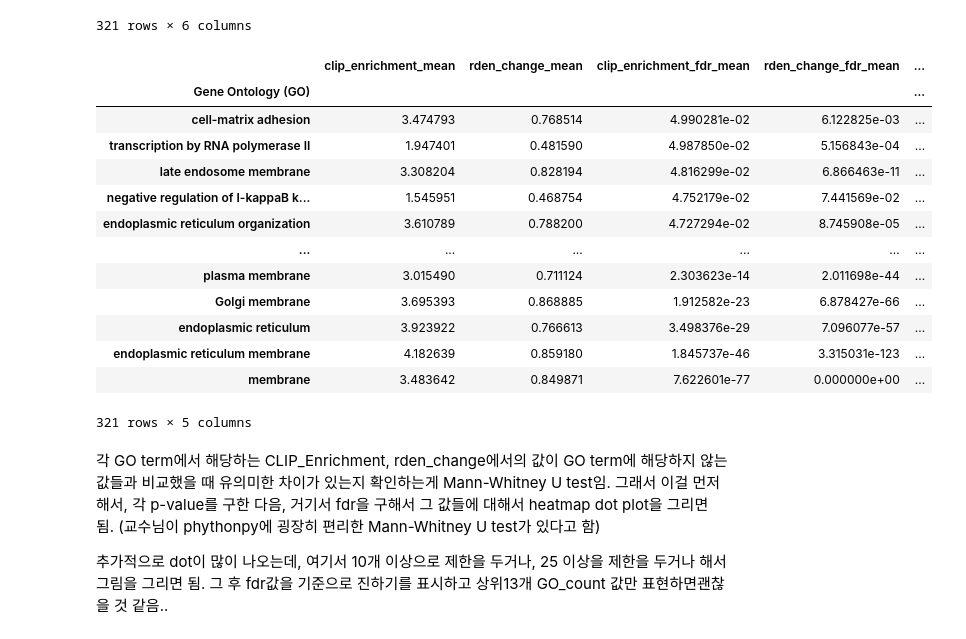
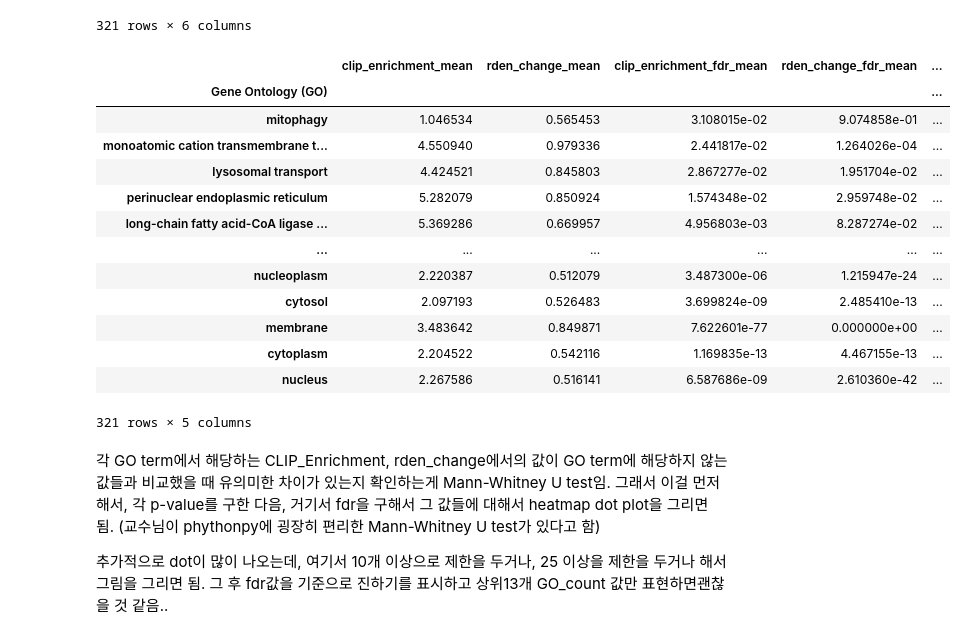
Before and after one commit to JungseoChoi/CJSbioinformatics, a Jupyter notebook: bioinformatics_project.ipynb, the cells around one changed output. Drawn from its saved outputs; the diff is of its cells as text; code cells hidden in the pictures.

```diff
--- a/bioinformatics_project.ipynb
+++ b/bioinformatics_project.ipynb
@@ -160,5 +99,5 @@ subset.to_csv('output_gene_id.txt', sep='\t', index=False)
 # %%
 # 가져온 tsv파일을 이용해 파일 읽기
-GO_term = pd.read_csv('GO_term.tsv', sep='\t', index_col=0)
+GO_term = pd.read_csv('GO_term.tsv', sep='\t')
 GO_term
 # %% [output]
@@ -179,5 +117,5 @@ GO_term
 # %%
-# From column을 gene_id을 추가
-GO_term['gene_id'] = GO_term.index.to_series()
+# gene_id column을 추가
+GO_term['gene_id'] = GO_term['From']
 GO_term
 # %% [output]
@@ -416,23 +330,23 @@ GO_heatmap_filtered
 321 rows × 6 columns
 # %%
 # GO_count의 수가 너무 많은데, 이게 정상적인 숫자인지..? 맞음
-GO_heatmap_sorted = GO_heatmap_filtered.sort_values(by='clip_enrichment_fdr_mean', ascending=False)
+GO_heatmap_sorted = GO_heatmap_filtered.sort_values(by='GO_count', ascending=True)
 GO_heatmap_sorted = GO_heatmap_sorted.set_index('Gene Ontology (GO)')
 GO_heatmap_sorted
 # %% [output]
 |  | clip_enrichment_mean | rden_change_mean | clip_enrichment_fdr_mean | rden_change_fdr_mean | ... |
 | Gene Ontology (GO) |  |  |  |  | ... |
-| cell-matrix adhesion | 3.474793 | 0.768514 | 4.990281e-02 | 6.122825e-03 | ... |
-| transcription by RNA polymerase II | 1.947401 | 0.481590 | 4.987850e-02 | 5.156843e-04 | ... |
-| late endosome membrane | 3.308204 | 0.828194 | 4.816299e-02 | 6.866463e-11 | ... |
-| negative regulation of I-kappaB k... | 1.545951 | 0.468754 | 4.752179e-02 | 7.441569e-02 | ... |
-| endoplasmic reticulum organization | 3.610789 | 0.788200 | 4.727294e-02 | 8.745908e-05 | ... |
+| mitophagy | 1.046534 | 0.565453 | 3.108015e-02 | 9.074858e-01 | ... |
+| monoatomic cation transmembrane t... | 4.550940 | 0.979336 | 2.441817e-02 | 1.264026e-04 | ... |
+| lysosomal transport | 4.424521 | 0.845803 | 2.867277e-02 | 1.951704e-02 | ... |
+| perinuclear endoplasmic reticulum | 5.282079 | 0.850924 | 1.574348e-02 | 2.959748e-02 | ... |
+| long-chain fatty acid-CoA ligase ... | 5.369286 | 0.669957 | 4.956803e-03 | 8.287274e-02 | ... |
 | ... | ... | ... | ... | ... | ... |
-| plasma membrane | 3.015490 | 0.711124 | 2.303623e-14 | 2.011698e-44 | ... |
-| Golgi membrane | 3.695393 | 0.868885 | 1.912582e-23 | 6.878427e-66 | ... |
-| endoplasmic reticulum | 3.923922 | 0.766613 | 3.498376e-29 | 7.096077e-57 | ... |
-| endoplasmic reticulum membrane | 4.182639 | 0.859180 | 1.845737e-46 | 3.315031e-123 | ... |
+| nucleoplasm | 2.220387 | 0.512079 | 3.487300e-06 | 1.215947e-24 | ... |
+| cytosol | 2.097193 | 0.526483 | 3.699824e-09 | 2.485410e-13 | ... |
 | membrane | 3.483642 | 0.849871 | 7.622601e-77 | 0.000000e+00 | ... |
+| cytoplasm | 2.204522 | 0.542116 | 1.169835e-13 | 4.467155e-13 | ... |
+| nucleus | 2.267586 | 0.516141 | 6.587686e-09 | 2.610360e-42 | ... |
 321 rows × 5 columns
 # %% [markdown]
 각 GO term에서 해당하는 CLIP_Enrichment, rden_change에서의 값이 GO term에 해당하지 않는 값들과 비교했을 때 유의미한 차이가 있는지 확인하는게 Mann-Whitney U test임. 그래서 이걸 먼저 해서, 각 p-value를 구한 다음, 거기서 fdr을 구해서 그 값들에 대해서 heatmap dot plot을 그리면 됨.
```
Also changed, not shown: parts of 21 cells of this notebook.
